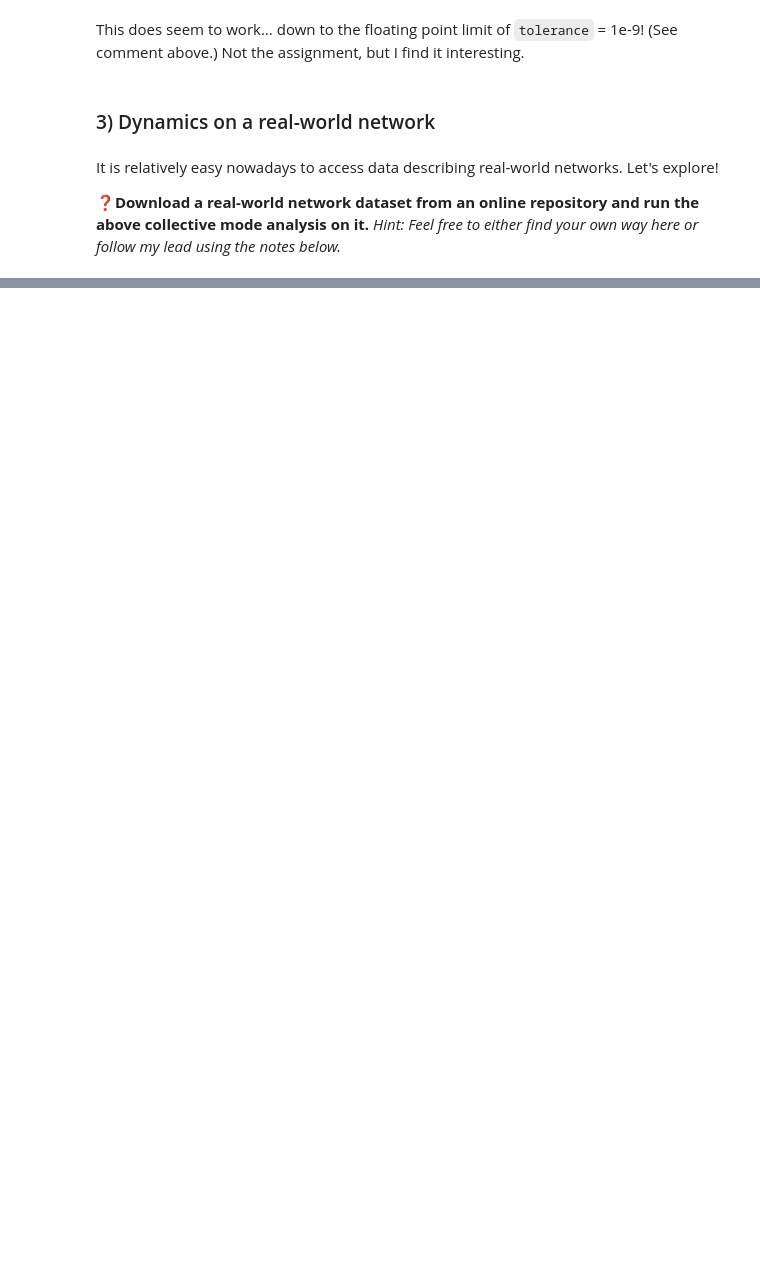
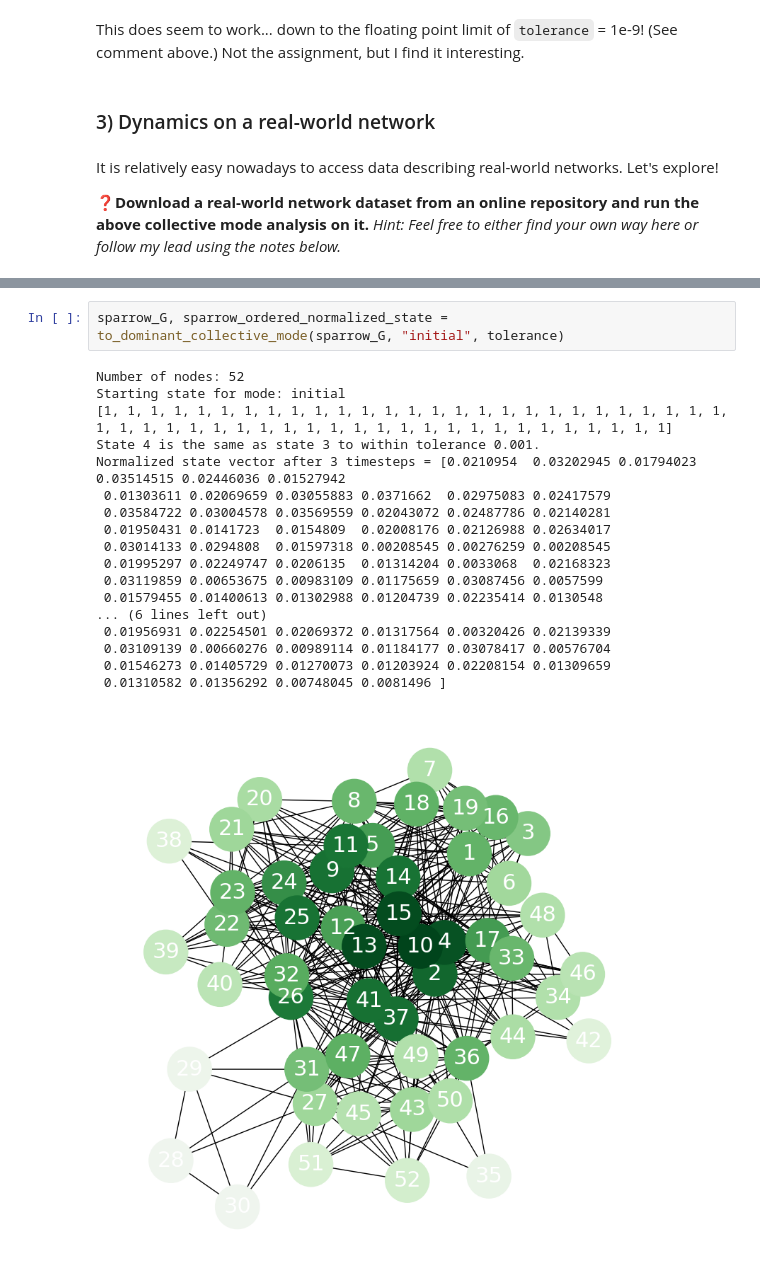
Before and after one commit to peterdresslar/CAS-503-Collectives, a Jupyter notebook: zaphod/4-SpreadingDynamics.ipynb, the cells around one changed output, grey strips where cells are left out. Saved outputs shown, nothing was run; the diff lists cells and outputs as text; blank space fills up the shorter version.

```diff
--- a/zaphod/4-SpreadingDynamics.ipynb
+++ b/zaphod/4-SpreadingDynamics.ipynb
@@ -294,0 +307,21 @@ Once you have your network loaded, use code from the previous section to find (a
+# %%
+sparrow_G, sparrow_ordered_normalized_state = to_dominant_collective_mode(sparrow_G, "initial", tolerance)
+# %% [output]
+Number of nodes: 52
+Starting state for mode: initial
+[1, 1, 1, 1, 1, 1, 1, 1, 1, 1, 1, 1, 1, 1, 1, 1, 1, 1, 1, 1, 1, 1, 1, 1, 1, 1, 1, 1, 1, 1, 1, 1, 1, 1, 1, 1, 1, 1, 1, 1, 1, 1, 1, 1, 1, 1, 1, 1, 1, 1, 1, 1]
+State 4 is the same as state 3 to within tolerance 0.001.
+Normalized state vector after 3 timesteps = [0.0210954  0.03202945 0.01794023 0.03514515 0.02446036 0.01527942
+ 0.01303611 0.02069659 0.03055883 0.0371662  0.02975083 0.02417579
+ 0.03584722 0.03004578 0.03569559 0.02043072 0.02487786 0.02140281
+ 0.01950431 0.0141723  0.0154809  0.02008176 0.02126988 0.02634017
+ 0.03014133 0.0294808  0.01597318 0.00208545 0.00276259 0.00208545
+ 0.01995297 0.02249747 0.0206135  0.01314204 0.0033068  0.02168323
+ 0.03119859 0.00653675 0.00983109 0.01175659 0.03087456 0.0057599
+ 0.01579455 0.01400613 0.01302988 0.01204739 0.02235414 0.0130548
+... (6 lines left out)
+ 0.01956931 0.02254501 0.02069372 0.01317564 0.00320426 0.02139339
+ 0.03109139 0.00660276 0.00989114 0.01184177 0.03078417 0.00576704
+ 0.01546273 0.01405729 0.01270073 0.01203924 0.02208154 0.01309659
+ 0.01310582 0.01356292 0.00748045 0.0081496 ]
+[figure, added]
```
Also changed, not shown: parts of 26 cells of this notebook, 5 other files.
